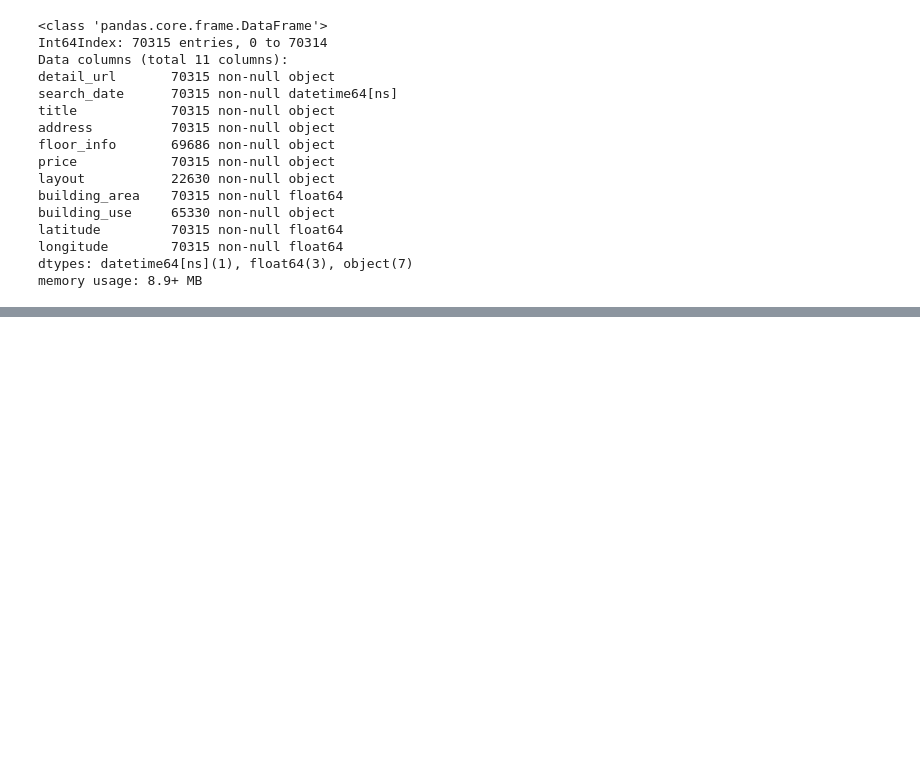
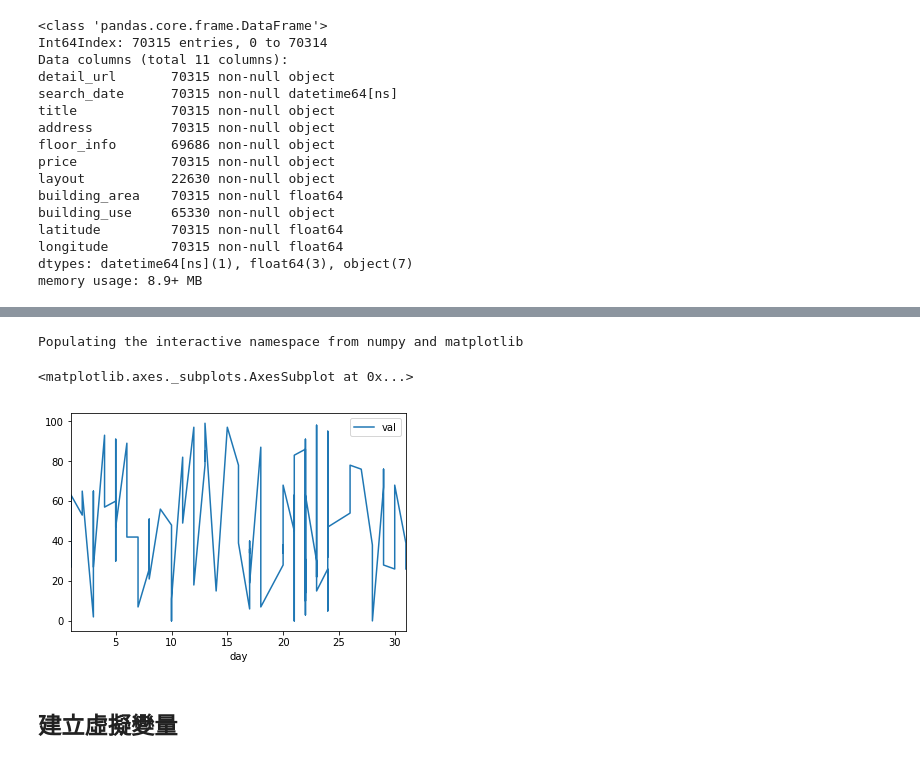
Before and after one commit to ywchiu/chinalife, a Jupyter notebook: Demo20181012.ipynb, the cells around one changed output, grey strips where cells are left out. Cells and saved outputs as stored; diff of their text form; code cells hidden in the pictures; blank space fills up the shorter version.

```diff
--- a/Demo20181012.ipynb
+++ b/Demo20181012.ipynb
@@ -1307,0 +1337,14 @@ df[df['search_date'] > '2017-05-13'].head()
+# %%
+a['day'] = a['dt'].dt.day
+# %%
+a = a.sort_values('day')
+# %%
+%pylab inline
+#a = a.sort_values('day')
+a.plot(kind  = 'line', x = 'day', y = 'val')
+# %% [output]
+Populating the interactive namespace from numpy and matplotlib
+<matplotlib.axes._subplots.AxesSubplot at 0x...>
+[figure, added]
+# %% [markdown]
+## 建立虛擬變量
```
Also changed, not shown: parts of 66 cells of this notebook.
